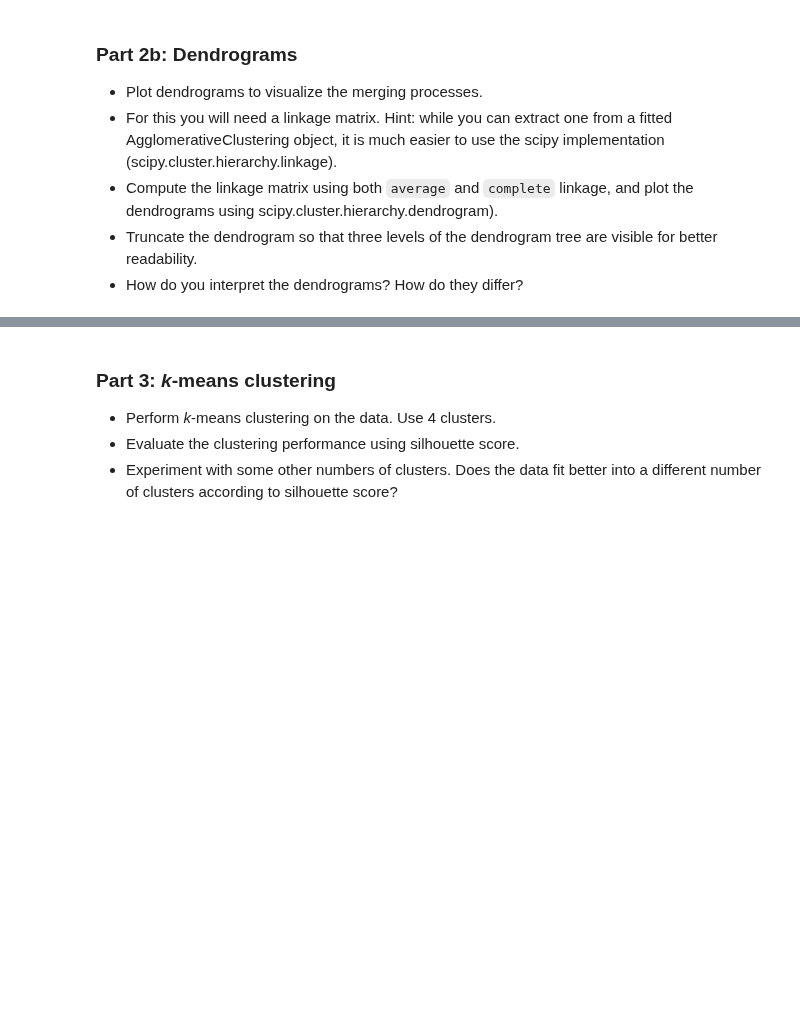
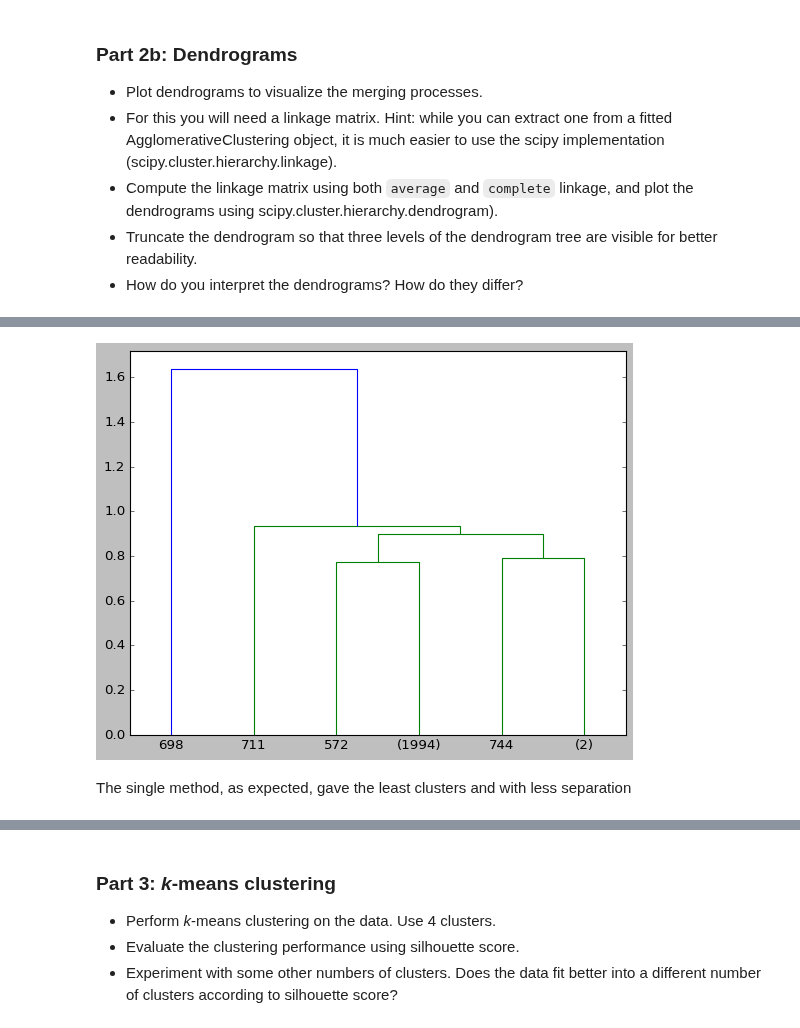
Before and after one commit to jerryshadb/UTU, a Jupyter notebook: DAKD/exc_3/jeremias_shadbolt_DAKD_2022_exercise_3.ipynb, the cells around one changed output, grey strips where cells are left out. Drawn from its saved outputs; the diff is of its cells as text; code cells hidden in the pictures; blank space fills up the shorter version.

```diff
--- a/DAKD/exc_3/jeremias_shadbolt_DAKD_2022_exercise_3.ipynb
+++ b/DAKD/exc_3/jeremias_shadbolt_DAKD_2022_exercise_3.ipynb
@@ -223,0 +242,7 @@ So basically the best linkage to use is dependent of the data and/or problem we'
+# %%
+# dendr with single linkage
+dendro_single = dendrogram(linkage(pca_data[['PCA1', 'PCA2']], method = 'single'), p = 3, truncate_mode = 'level')
+# %% [output]
+[figure, added]
+# %% [markdown]
+The single method, as expected, gave the least clusters and with less separation
```
Also changed, not shown: parts of 8 cells of this notebook.
